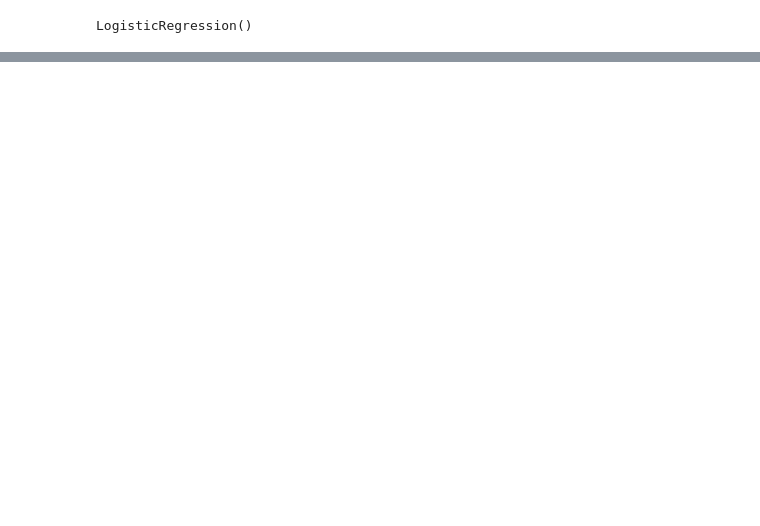
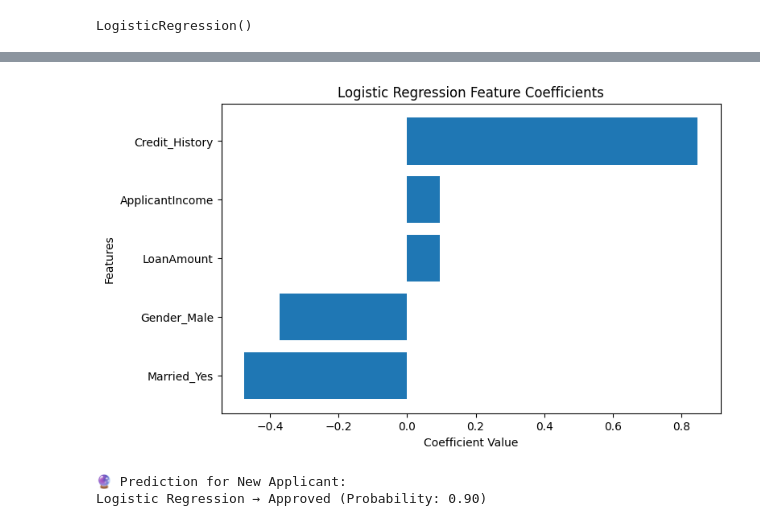
Before and after one commit to smmunna/machine-learning-projects, a Jupyter notebook: bank-loan-approval.ipynb, the cells around one changed output, grey strips where cells are left out. Drawn from its saved outputs; the diff is of its cells as text; code cells hidden in the pictures; blank space fills up the shorter version.

Commit message:
bank loan prediction updated

```diff
--- a/bank-loan-approval.ipynb
+++ b/bank-loan-approval.ipynb
@@ -32,0 +49,15 @@ LogisticRegression()
+# %%
+# Get feature names
+feature_names = X.columns
+
+# Coefficients from Logistic Regression
+coef = log_reg.coef_[0]
+
+# Pair feature names with coefficients
+importance_log = pd.DataFrame({
+    "Feature": feature_names,
+    "Coefficient": coef
+}).sort_values(by="Coefficient", ascending=False)
+
+print("\nLogistic Regression Feature Importance:")
+print(importance_log)
@@ -32,0 +106,47 @@ LogisticRegression()
+# %%
+import matplotlib.pyplot as plt
+
+# Logistic Regression plot
+plt.figure(figsize=(8,5))
+plt.barh(importance_log["Feature"], importance_log["Coefficient"])
+plt.xlabel("Coefficient Value")
+plt.ylabel("Features")
+plt.title("Logistic Regression Feature Coefficients")
+plt.gca().invert_yaxis()
+plt.show()
+# %% [output]
+[figure, added]
+# %%
+# ========================================================
+# 🔹 8. Predict Loan Status for a New Applicant
+# ========================================================
+
+# Example applicant details (must match your dataset columns)
+new_applicant = pd.DataFrame({
+    "Gender": ["Male"],
+    "Married": ["Yes"],
+    "ApplicantIncome": [4000],
+    "LoanAmount": [150],
+    "Credit_History": [1]
+})
+
+# Preprocess new applicant (same steps as training)
+new_applicant = pd.get_dummies(new_applicant, drop_first=True)
+
+# Align columns with training data (fill missing if needed)
+new_applicant = new_applicant.reindex(columns=X.columns, fill_value=0)
+
+# Scale features
+new_applicant_scaled = scaler.transform(new_applicant)
+
+# Predict using Logistic Regression
+log_pred_new = log_reg.predict(new_applicant_scaled)[0]
+log_prob = log_reg.predict_proba(new_applicant_scaled)[0][1]
+
+
+# Show results
+print("\n🔮 Prediction for New Applicant:")
+print(f"Logistic Regression → {'Approved' if log_pred_new==1 else 'Rejected'} (Probability: {log_prob:.2f})")
+# %% [output]
+🔮 Prediction for New Applicant:
+Logistic Regression → Approved (Probability: 0.90)
```
Also changed, not shown: parts of 4 cells of this notebook.
